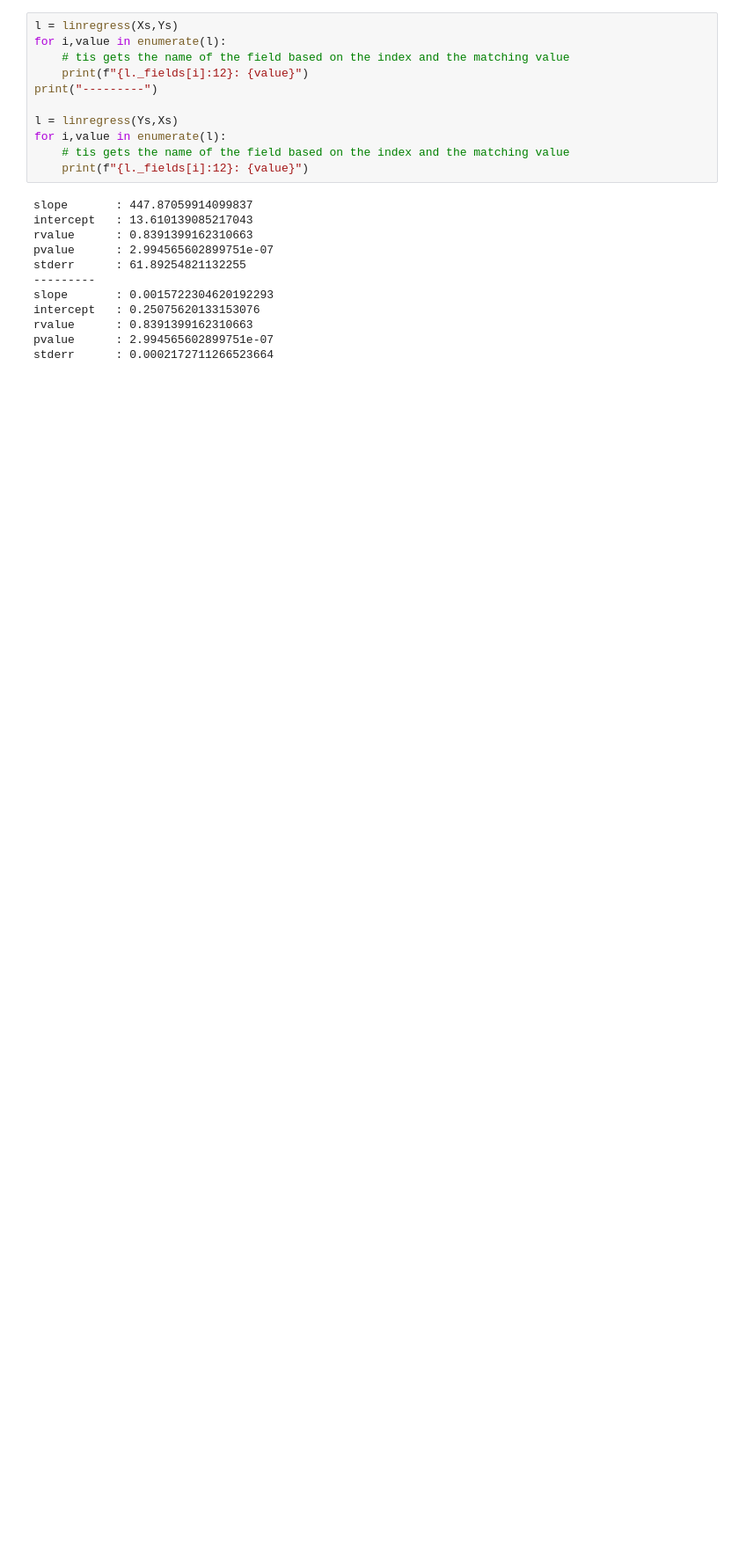
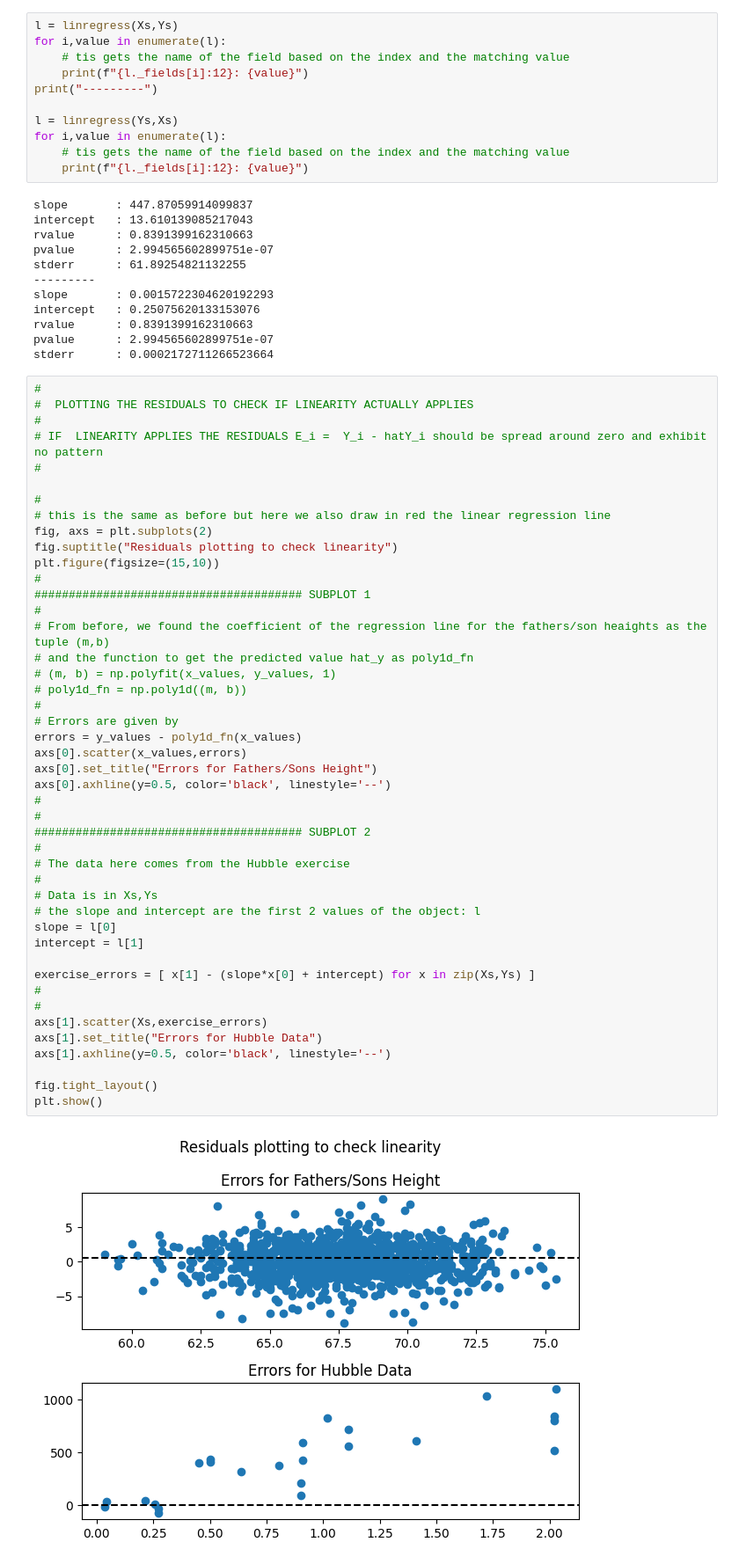
Before and after one commit to valeriog2023/MIT_MicroMaster_in_DS, a Jupyter notebook: DATA_Analysis/Lesson-4.ipynb, the cells around one changed output. Shown: that part at 88% size. Saved outputs shown, nothing was run; the diff lists cells and outputs as text; blank space fills up the shorter version.

Commit message:
Completed Linear regression section

```diff
--- a/DATA_Analysis/Lesson-4.ipynb
+++ b/DATA_Analysis/Lesson-4.ipynb
@@ -264,3 +266,50 @@ intercept   : 0.25075620133153076
 rvalue      : 0.8391399162310663
 pvalue      : 2.994565602899751e-07
 stderr      : 0.0002172711266523664
+# %%
+#
+#  PLOTTING THE RESIDUALS TO CHECK IF LINEARITY ACTUALLY APPLIES
+#
+# IF  LINEARITY APPLIES THE RESIDUALS E_i =  Y_i - hatY_i should be spread around zero and exhibit no pattern
+#
+
+#
+# this is the same as before but here we also draw in red the linear regression line
+fig, axs = plt.subplots(2)
+fig.suptitle("Residuals plotting to check linearity")
+plt.figure(figsize=(15,10))
+#
+####################################### SUBPLOT 1
+#
+# From before, we found the coefficient of the regression line for the fathers/son heaights as the tuple (m,b)
+# and the function to get the predicted value hat_y as poly1d_fn
+# (m, b) = np.polyfit(x_values, y_values, 1)
+# poly1d_fn = np.poly1d((m, b))
+#
+# Errors are given by
+errors = y_values - poly1d_fn(x_values)
+axs[0].scatter(x_values,errors)
+axs[0].set_title("Errors for Fathers/Sons Height")
+axs[0].axhline(y=0.5, color='black', linestyle='--')
+#
+#
+####################################### SUBPLOT 2
+#
+# The data here comes from the Hubble exercise
+#
+# Data is in Xs,Ys
+# the slope and intercept are the first 2 values of the object: l
+slope = l[0]
+intercept = l[1]
+
+exercise_errors = [ x[1] - (slope*x[0] + intercept) for x in zip(Xs,Ys) ]
+#
+#
+axs[1].scatter(Xs,exercise_errors)
+axs[1].set_title("Errors for Hubble Data")
+axs[1].axhline(y=0.5, color='black', linestyle='--')
+
+fig.tight_layout()
+plt.show()
+# %% [output]
+[figure, added]
```
Also changed, not shown: parts of 6 cells of this notebook.
